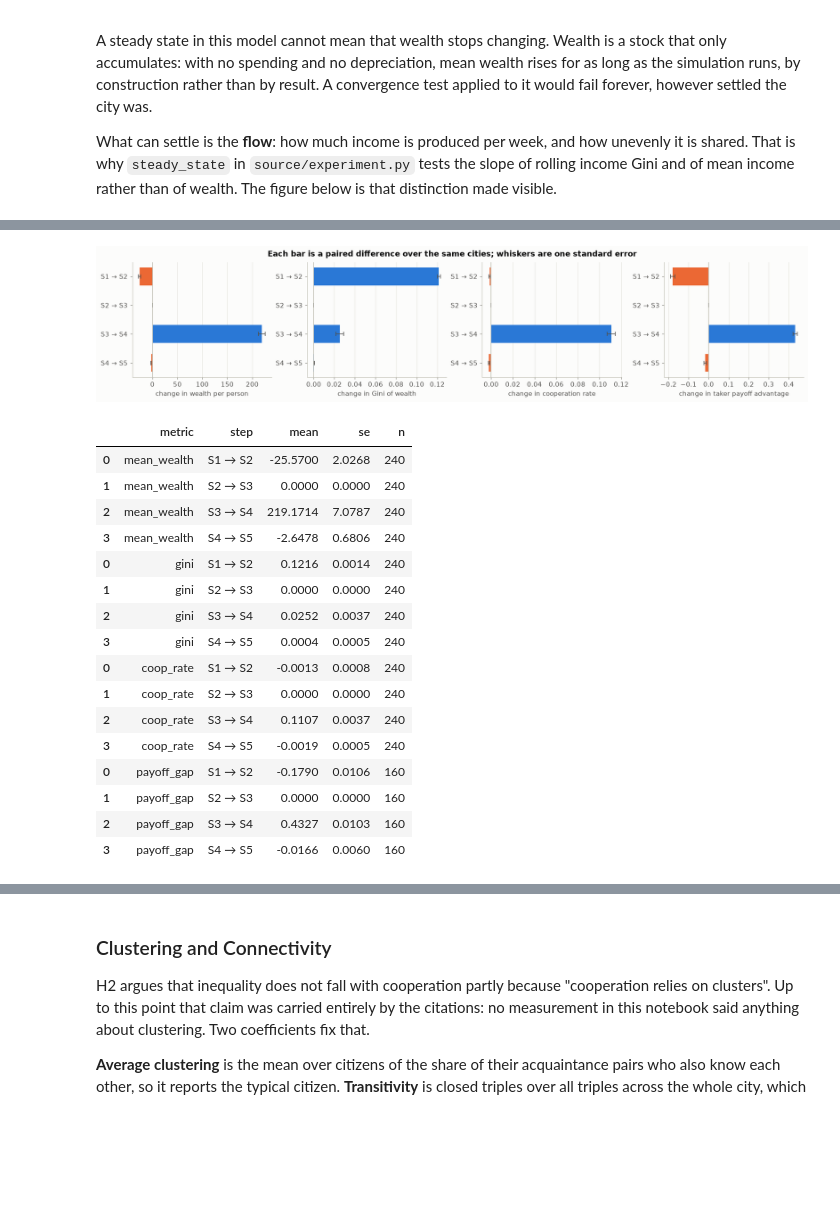
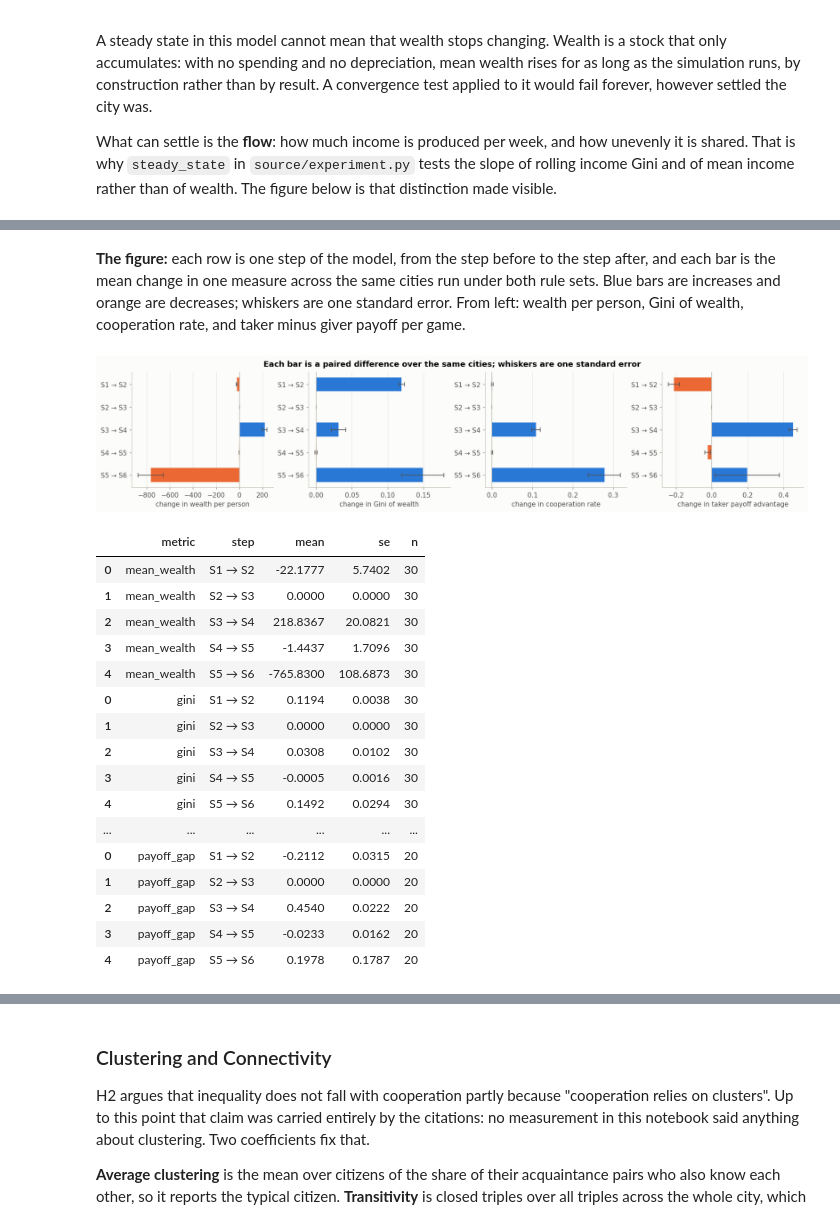
Before and after one commit to Precipicee/cits4403-project, a Jupyter notebook: notebooks/Project.ipynb, the cells around one changed output, grey strips where cells are left out. Saved outputs shown, nothing was run; the diff lists cells and outputs as text; code cells hidden in the pictures; blank space fills up the shorter version.

Commit message:
added payoff and boundary checks, S6, figure descriptions and insights to the notebook

```diff
--- a/notebooks/Project.ipynb
+++ b/notebooks/Project.ipynb
@@ -367,10 +494,11 @@ fig, axes = plt.subplots(1, 3, figsize=(13.5, 4))
 panels = [("mean_wealth", "wealth per person"), ("gini", "Gini coefficient of wealth"),
           ("payoff_gap", "taker minus giver payoff per game")]
 for ax, (metric, label) in zip(axes, panels):
-    for name in SCENARIOS:
+    for name in BASE:
         rows = means[means["scenario"] == name]
         ax.errorbar(rows["giver_fraction"], rows[metric], yerr=rows[f"{metric}_se"],
-                    color=colours[name], marker="o", markersize=4, capsize=3, label=name)
+                    color=colours[name], marker="o", markersize=4, capsize=3, label=name,
+                    linestyle=LINESTYLE.get(name, "-"), mfc="none" if name in LINESTYLE else None)
     ax.set(xlabel="giver fraction", ylabel=label)
 axes[0].plot(means[means["scenario"] == "S5 full city"]["giver_fraction"],
              means[means["scenario"] == "S5 full city"]["median_wealth"],
@@ -378,7 +506,8 @@ axes[0].plot(means[means["scenario"] == "S5 full city"]["giver_fraction"],
 axes[2].axhline(0, color=P.AXIS, linewidth=1)
 axes[0].legend(fontsize=8, loc="upper left")
 fig.suptitle(f"Each point is {N_SEEDS} cities; bars are the standard error of the mean", fontweight="bold")
+P.save(fig, "sweep")
 plt.show()
 
-means.pivot_table(index="giver_fraction", columns="scenario", values=["mean_wealth", "gini"]).round(3)
+means[means["scenario"].isin(BASE)].pivot_table(index="giver_fraction", columns="scenario", values=["mean_wealth", "gini"]).round(3)
 # %% [output]
@@ -408,12 +543,13 @@ for ax, (metric, label) in zip(axes, [("assortativity_class", "class assortativi
     for name in ["S2 static network", "S3 ties fade", "S4 chosen partners", "S5 full city", "S5b scale-free"]:
         rows = struct_means[struct_means["scenario"] == name]
         ax.errorbar(rows["giver_fraction"], rows[metric], yerr=rows[f"{metric}_se"],
-                    color=colours[name], marker="o", markersize=4, capsize=3, label=name)
+                    color=colours[name], marker="o", markersize=4, capsize=3, label=name,
+                    linestyle=LINESTYLE.get(name, "-"), mfc="none" if name in LINESTYLE else None)
     ax.axhline(0, color=P.AXIS, linewidth=1)
     ax.set(xlabel="giver fraction", ylabel=label)
 axes[0].legend(fontsize=8, loc="lower left")
 plt.show()
 
-struct_means.pivot_table(index="giver_fraction", columns="scenario",
+struct_means[struct_means["scenario"].isin(BASE)].pivot_table(index="giver_fraction", columns="scenario",
                          values=["assortativity_class", "partner_gap"]).round(3)
 # %% [output]
@@ -430,21 +563,0 @@ struct_means.pivot_table(index="giver_fraction", columns="scenario",
-# %%
-tft_only = {"population.giver_fraction": 1.0, "population.giver_composition": {"tft": 1.0}}
-alld_only = {"population.giver_fraction": 0.0, "population.taker_composition": {"alld": 1.0}}
-lorenz_curves, floor_gini = {}, {}
-for label, base, overrides in [("S5 full city, f = 0.5", "M4", {"population.giver_fraction": 0.5}),
-                               ("S5b scale-free, f = 0.5", "M4", {"population.giver_fraction": 0.5, "topology.name": "barabasi_albert"}),
-                               ("floor: everyone plays TFT", "M4", tft_only),
-                               ("floor: everyone defects", "M4", alld_only)]:
-    sim = Simulation(stage(base, **{**SETTINGS, **overrides}), root_seed=R.DEFAULT_SEED, repeat=0, instruments=("core",))
-    sim.run()
-    lorenz_curves[label] = metrics.lorenz(sim.state.wealth)
-    floor_gini[label] = metrics.gini(sim.state.wealth)
-
-fig, ax = plt.subplots(figsize=(5.2, 5))
-ax.plot([0, 1], [0, 1], color=P.AXIS, linewidth=1)
-for (label, (p, l)), colour in zip(lorenz_curves.items(), P.SERIES):
-    ax.plot(p, l, color=colour, label=f"{label} (Gini {floor_gini[label]:.2f})")
-ax.set(xlabel="share of citizens, poorest first", ylabel="share of wealth", title="Lorenz curves")
-ax.legend(fontsize=8, loc="upper left")
-ax.set_aspect("equal")
-plt.show()
@@ -546,6 +684,6 @@ Gini and of mean income rather than of wealth. The figure below is that distinct
 # %%
-LADDER = ["S1 well-mixed", "S2 static network", "S3 ties fade", "S4 chosen partners", "S5 full city"]
-SHOWN = ["S1 well-mixed", "S4 chosen partners", "S5 full city", "S5b scale-free"]
+LADDER = ["S1 well-mixed", "S2 static network", "S3 ties fade", "S4 chosen partners", "S5 full city", "S6 refusal"]
+SHOWN = ["S1 well-mixed", "S4 chosen partners", "S5 full city", "S5b scale-free", "S6 refusal"]
 
 # One giver fraction at a time: averaging across the mix would blend cities that differ by design.
 mid_core = sweep.core[np.isclose(sweep.core["giver_fraction"], 0.6)]
@@ -598,37 +734,40 @@ This is the quantitative version of the S1-to-S5 story told in the results secti
 two points it corrects it.
+# %% [markdown]
+**The figure:** each row is one step of the model, from the step before to the step after, and each bar is the mean change in one measure across the same cities run under both rule sets. Blue bars are increases and orange are decreases; whiskers are one standard error. From left: wealth per person, Gini of wealth, cooperation rate, and taker minus giver payoff per game.
 # %%
 fig, axes = plt.subplots(1, 4, figsize=(15, 3.2))
 panels = [("mean_wealth", "change in wealth per person"), ("gini", "change in Gini of wealth"),
           ("coop_rate", "change in cooperation rate"), ("payoff_gap", "change in taker payoff advantage")]
 deltas = {}
-# payoff_gap is undefined when a class is absent, so its panel pairs 32 cities rather than 48.
+# payoff_gap is undefined when a class is absent, so its panel pairs only the mixed cities.
 for ax, (metric, label) in zip(axes, panels):
     deltas[metric] = R.stage_deltas(runs, metric, LADDER)
     P.delta_bars(ax, deltas[metric], xlabel=label)
 fig.suptitle("Each bar is a paired difference over the same cities; whiskers are one standard error",
              fontweight="bold")
+P.save(fig, "ladder_deltas")
 plt.show()
 
 pd.concat([t.assign(metric=m) for m, t in deltas.items()])[["metric", "step", "mean", "se", "n"]].round(4)
 # %% [output]
-[figure, old version]
+[figure, new version]
 |  | metric | step | mean | se | n |
-| 0 | mean_wealth | S1 → S2 | -25.5700 | 2.0268 | 240 |
-| 1 | mean_wealth | S2 → S3 | 0.0000 | 0.0000 | 240 |
-| 2 | mean_wealth | S3 → S4 | 219.1714 | 7.0787 | 240 |
-| 3 | mean_wealth | S4 → S5 | -2.6478 | 0.6806 | 240 |
-| 0 | gini | S1 → S2 | 0.1216 | 0.0014 | 240 |
-| 1 | gini | S2 → S3 | 0.0000 | 0.0000 | 240 |
-| 2 | gini | S3 → S4 | 0.0252 | 0.0037 | 240 |
-| 3 | gini | S4 → S5 | 0.0004 | 0.0005 | 240 |
-| 0 | coop_rate | S1 → S2 | -0.0013 | 0.0008 | 240 |
-| 1 | coop_rate | S2 → S3 | 0.0000 | 0.0000 | 240 |
-| 2 | coop_rate | S3 → S4 | 0.1107 | 0.0037 | 240 |
-| 3 | coop_rate | S4 → S5 | -0.0019 | 0.0005 | 240 |
-| 0 | payoff_gap | S1 → S2 | -0.1790 | 0.0106 | 160 |
-| 1 | payoff_gap | S2 → S3 | 0.0000 | 0.0000 | 160 |
-| 2 | payoff_gap | S3 → S4 | 0.4327 | 0.0103 | 160 |
-| 3 | payoff_gap | S4 → S5 | -0.0166 | 0.0060 | 160 |
+| 0 | mean_wealth | S1 → S2 | -22.1777 | 5.7402 | 30 |
+| 1 | mean_wealth | S2 → S3 | 0.0000 | 0.0000 | 30 |
+| 2 | mean_wealth | S3 → S4 | 218.8367 | 20.0821 | 30 |
+| 3 | mean_wealth | S4 → S5 | -1.4437 | 1.7096 | 30 |
+| 4 | mean_wealth | S5 → S6 | -765.8300 | 108.6873 | 30 |
+| 0 | gini | S1 → S2 | 0.1194 | 0.0038 | 30 |
+| 1 | gini | S2 → S3 | 0.0000 | 0.0000 | 30 |
+| 2 | gini | S3 → S4 | 0.0308 | 0.0102 | 30 |
+| 3 | gini | S4 → S5 | -0.0005 | 0.0016 | 30 |
+| 4 | gini | S5 → S6 | 0.1492 | 0.0294 | 30 |
+| ... | ... | ... | ... | ... | ... |
+| 0 | payoff_gap | S1 → S2 | -0.2112 | 0.0315 | 20 |
+| 1 | payoff_gap | S2 → S3 | 0.0000 | 0.0000 | 20 |
+| 2 | payoff_gap | S3 → S4 | 0.4540 | 0.0222 | 20 |
+| 3 | payoff_gap | S4 → S5 | -0.0233 | 0.0162 | 20 |
+| 4 | payoff_gap | S5 → S6 | 0.1978 | 0.1787 | 20 |
 # %% [markdown]
 **What this shows, and where it revises the story above:**
 
```
Also changed, not shown: parts of 52 cells of this notebook.
